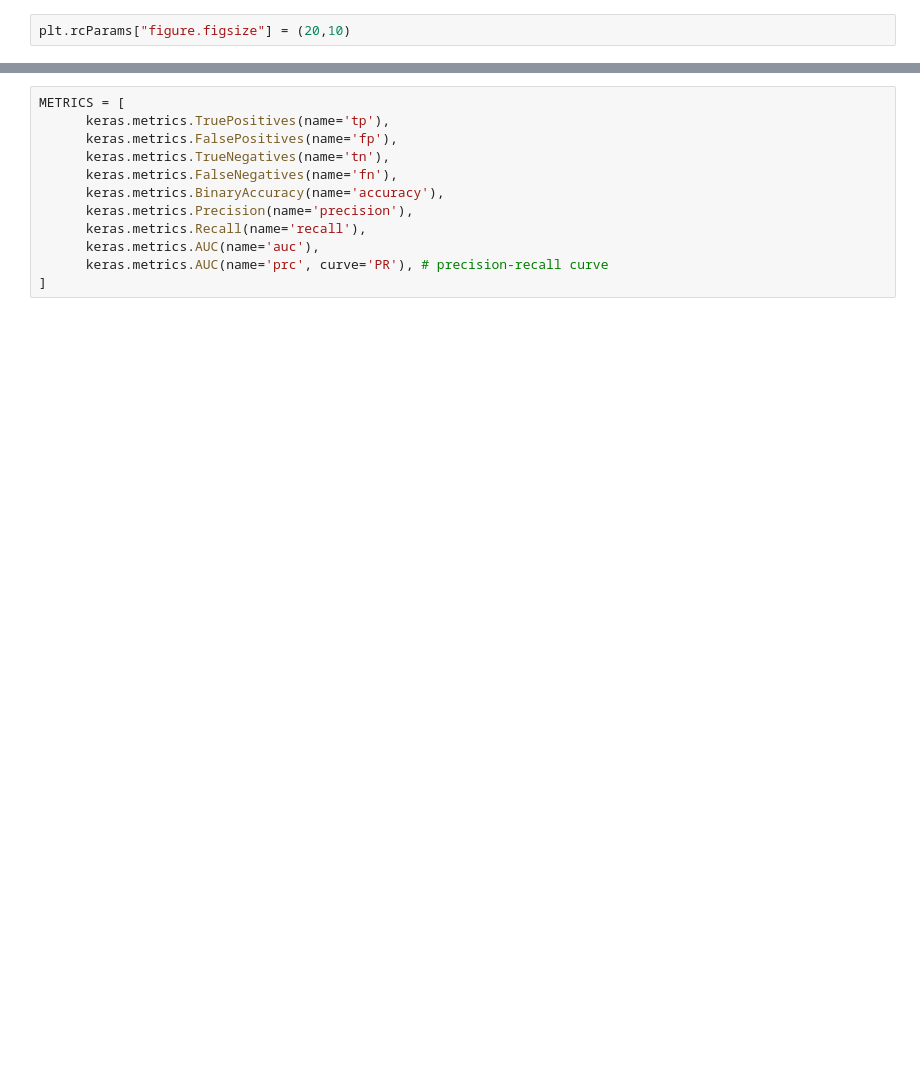
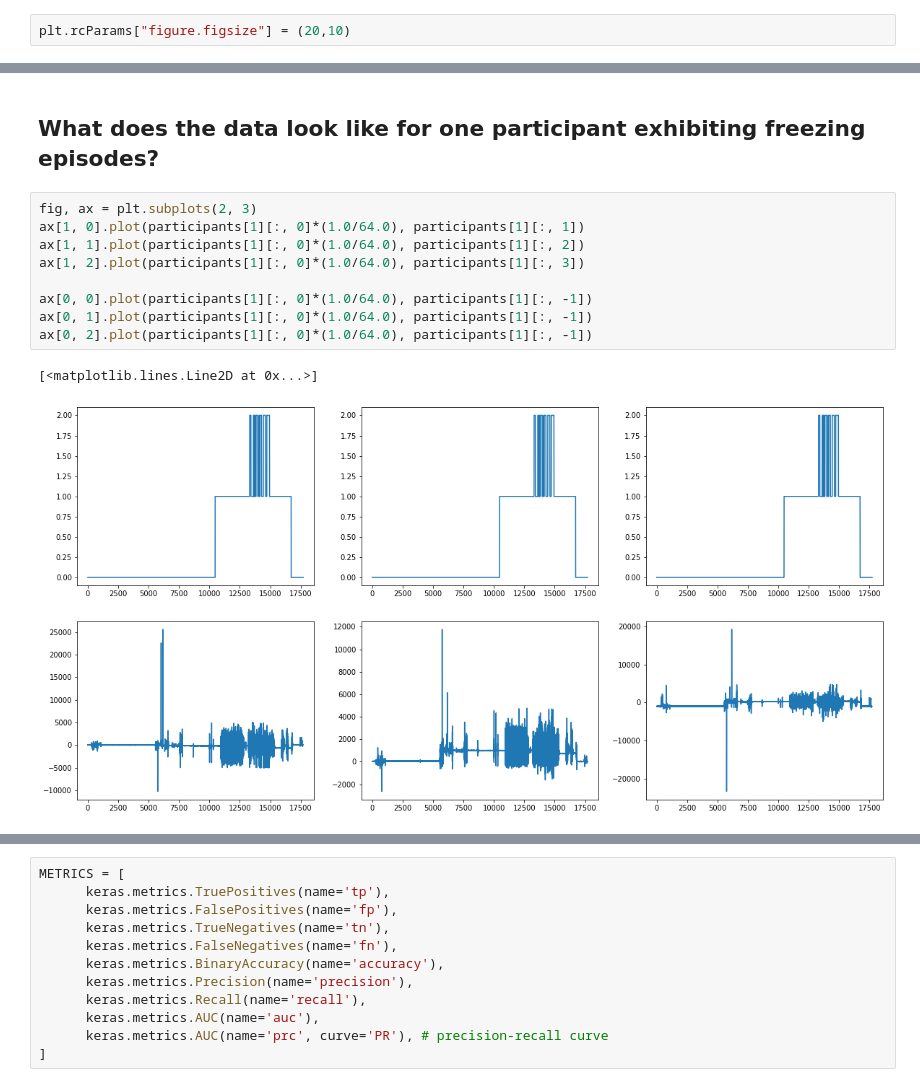
Before and after one commit to davidfox87/parkinsons_freeze, a Jupyter notebook: TDI.ipynb, the cells around one changed output, grey strips where cells are left out. Saved outputs shown, nothing was run; the diff lists cells and outputs as text; blank space fills up the shorter version.

```diff
--- a/TDI.ipynb
+++ b/TDI.ipynb
@@ -234,0 +48,14 @@ pool_size = 2
+# %% [markdown]
+## What does the data look like for one participant exhibiting freezing episodes?
+# %%
+fig, ax = plt.subplots(2, 3)
+ax[1, 0].plot(participants[1][:, 0]*(1.0/64.0), participants[1][:, 1])
+ax[1, 1].plot(participants[1][:, 0]*(1.0/64.0), participants[1][:, 2])
+ax[1, 2].plot(participants[1][:, 0]*(1.0/64.0), participants[1][:, 3])
+
+ax[0, 0].plot(participants[1][:, 0]*(1.0/64.0), participants[1][:, -1])
+ax[0, 1].plot(participants[1][:, 0]*(1.0/64.0), participants[1][:, -1])
+ax[0, 2].plot(participants[1][:, 0]*(1.0/64.0), participants[1][:, -1])
+# %% [output]
+[<matplotlib.lines.Line2D at 0x...>]
+[figure, added]
```
Also changed, not shown: parts of 82 cells of this notebook.
